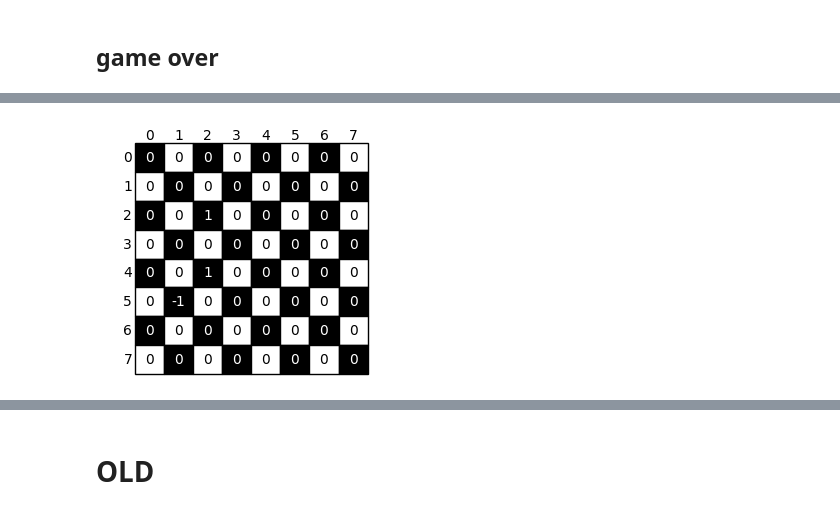
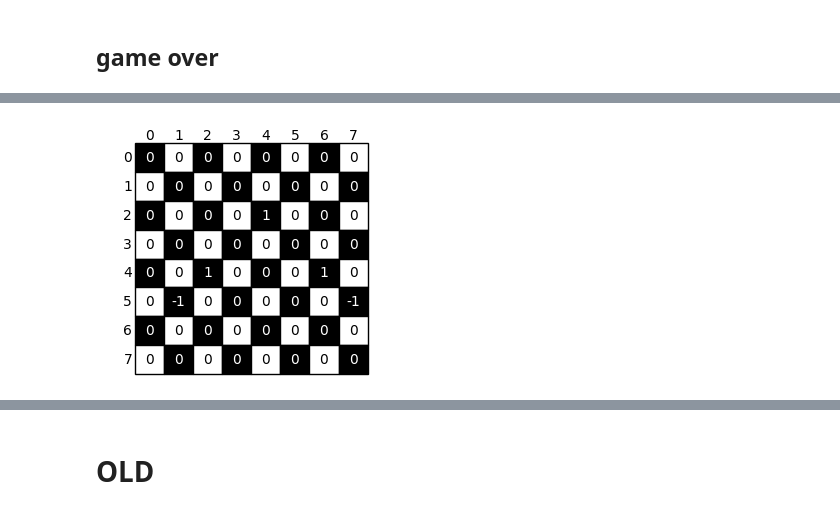
Before and after one commit to federicoschiaffino/Eldo, a Jupyter notebook: Eldo/Q Learning.ipynb, the cells around one changed output, grey strips where cells are left out. Drawn from its saved outputs; the diff is of its cells as text; code cells hidden in the pictures.

```diff
--- a/Eldo/Q Learning.ipynb
+++ b/Eldo/Q Learning.ipynb
@@ -452,11 +472,15 @@ ipdb>  quit
 # %%
 bb = np.array([ 0, 0, 0, 0, 0, 0, 0, 0, 0, 0, 0, 0, 0, 0, 0, 0,  0, 0, 0, 0,
                 0, 0, 0, 0, 0, 0, 0, 0, 0, 0, 0, 0,])
 
 bb[20] = -1
+
 bb[17] = 1
-bb[9] = 1
+bb[19] = 1
+bb[23] = -1
+bb[10] = 1
+
 
 visualize([bb, 1])
 # %% [output]
-[figure, old version]
+[figure, new version]
```
Also changed, not shown: parts of 63 cells of this notebook.
